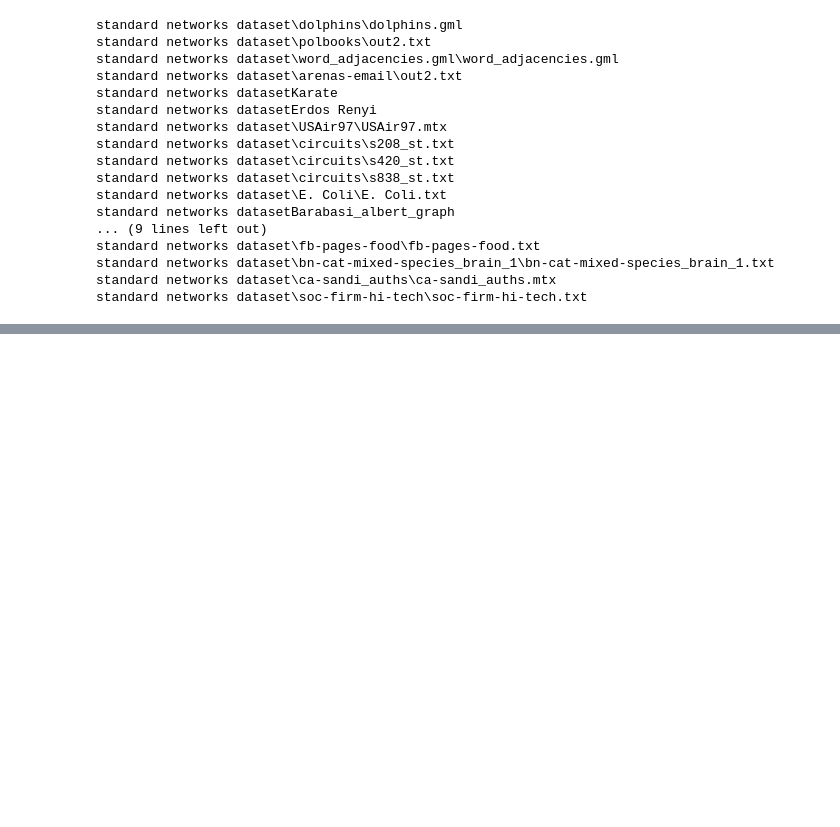
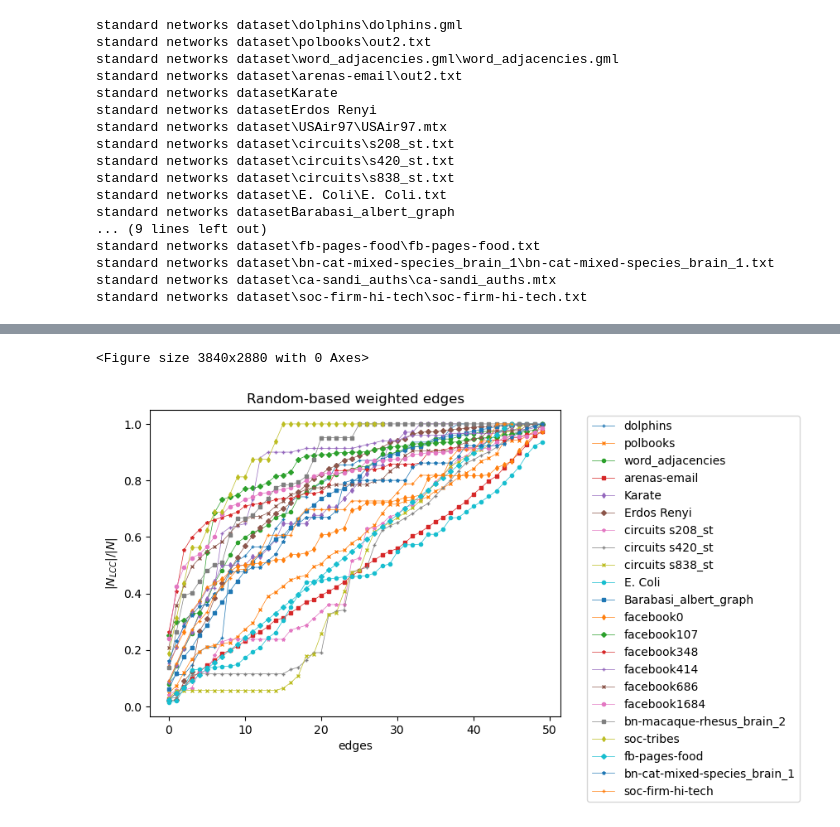
Before and after one commit to almusawiaf/Attack-and-Survive-in-Complex-Network, a Jupyter notebook: Programming/percolation analysis.ipynb, the cells around one changed output, grey strips where cells are left out. Drawn from its saved outputs; the diff is of its cells as text; code cells hidden in the pictures; blank space fills up the shorter version.

```diff
--- a/Programming/percolation analysis.ipynb
+++ b/Programming/percolation analysis.ipynb
@@ -163,13 +161,16 @@ def plot(results, title):
     import matplotlib.pyplot as plt
     fig = plt.figure(dpi=600)
     fig, ax = plt.subplots()
+    markers = ['+', 'x', 'o', 's', 'd', 'D', '*'] # Add your desired markers here
     for d in range(len(results)):
         data = results[d]
         x = [item[0] for item in data]
         y = [item[1] for item in data]
-        ax.plot(x, y, '-o', linewidth=0.5, markersize=3, label=name[d])
+        marker_idx = d % len(markers) # Choose marker based on index of the result
+        ax.plot(x, y, marker=markers[marker_idx], linewidth=0.5, markersize=3, label=name[d])
+
     ax.set_xlabel('edges')
-    ax.set_ylabel(r'$|N_{LCC}|/N$')
+    ax.set_ylabel(r'$|N_{LCC}| / |N| $')
     ax.set_title(f'{title}-based weighted edges')
     plt.legend()
     plt.legend(bbox_to_anchor=(1.05, 1), loc='upper left')
@@ -258,0 +260,23 @@ Barabasi_albert_graph
+# %%
+def random_sim():
+    results = []
+    for network in networks.keys():
+        G0 = networks[network]
+        W = batch_list(list(G0.edges()))
+        G = nx.Graph()
+        G.add_nodes_from(G0.nodes())
+        batches = batch_list(W)
+
+        result = []
+        for b in range(len(batches)):
+            for (u,v) in batches[b][0]:
+                G.add_edge(u, v)
+            largest_component = G.subgraph(max(nx.connected_components(G), key=len))
+            result.append([b, len(largest_component)/len(G)])
+        results.append(result)
+    return results
+
+plot(random_sim(), 'Random')
+# %% [output]
+<Figure size 3840x2880 with 0 Axes>
+[figure, added]
```
Also changed, not shown: parts of 3 cells of this notebook, 1 other file.
